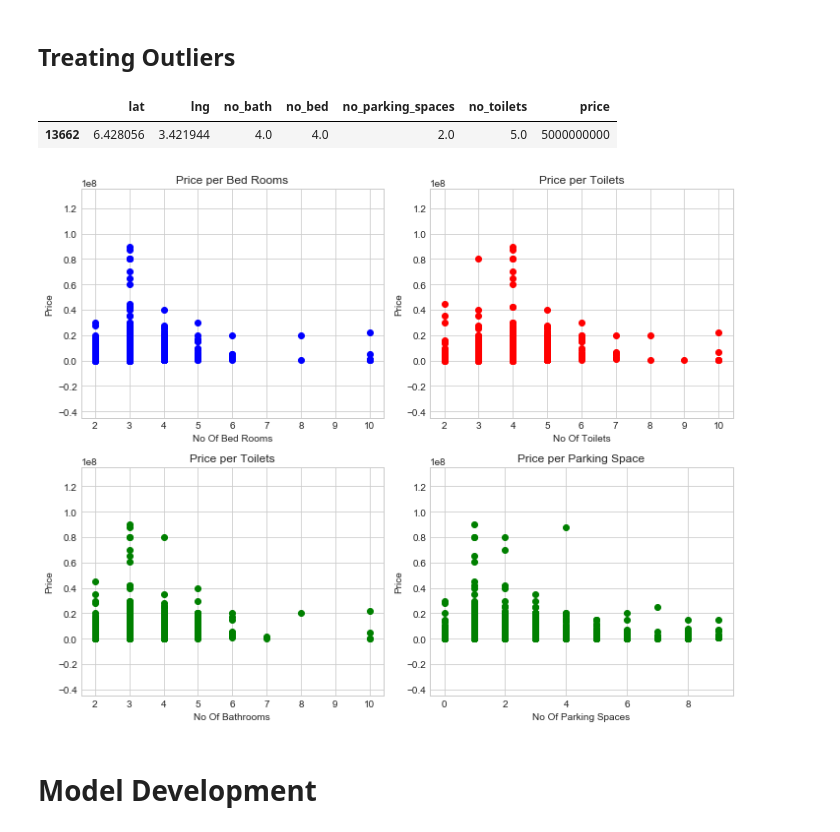
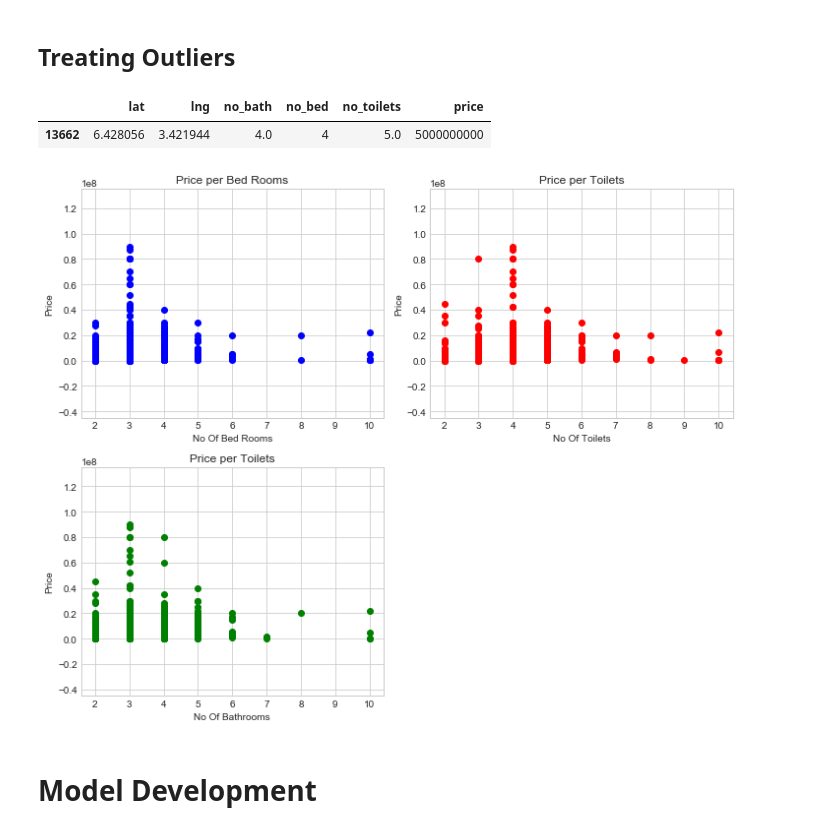
Before and after one commit to victorlenerd/lagos_housing, a Jupyter notebook: lagos_housing.ipynb, the cells around one changed output. Drawn from its saved outputs; the diff is of its cells as text; code cells hidden in the pictures.

```diff
--- a/lagos_housing.ipynb
+++ b/lagos_housing.ipynb
@@ -58,6 +57,7 @@ df.describe()
 | max | 7.539378 | 400106.000000 | 12345.000000 | 5.000000e+09 |
 # %%
 df = df.drop('address', axis=1)
+df = df.drop('no_parking_spaces', axis=1)
 # %%
 def clean_nums(num):
     try:
@@ -70,7 +70,6 @@ def clean_nums(num):
 df['no_bed'] = df['no_bed'].apply(clean_nums)
 df['no_bath'] = df['no_bath'].apply(clean_nums)
 df['no_toilets'] = df['no_toilets'].apply(clean_nums)
-df['no_parking_spaces'] = df['no_parking_spaces'].apply(clean_nums)
 # %%
 df = df[df['no_bed'] > 1]
 df = df[df['no_bed'] < 11]
@@ -80,16 +79,6 @@ df = df[df['no_bath'] < 11]
 
 df = df[df['no_toilets'] > 1]
 df = df[df['no_toilets'] < 11]
-# %%
-def clean_park(r):
-    if r['no_bed'] > 2 and r['no_parking_spaces'] < 1:
-        r['no_parking_spaces'] = 1
-        return r
-
-    return r
-
-df = df.apply(clean_park, axis=1)
-df = df[df['no_parking_spaces'] < 10]
 # %%
 df = df[np.isfinite(df['price'])]
 # %%
@@ -153,48 +135,41 @@ plt.show()
 df['price'] = df['price'].astype('int')
 df[df['price'] > 1000000000]
 # %% [output]
-|  | lat | lng | no_bath | no_bed | no_parking_spaces | no_toilets | price |
-| 13662 | 6.428056 | 3.421944 | 4.0 | 4.0 | 2.0 | 5.0 | 5000000000 |
+|  | lat | lng | no_bath | no_bed | no_toilets | price |
+| 13662 | 6.428056 | 3.421944 | 4.0 | 4 | 5.0 | 5000000000 |
 # %%
 df = df[df['price'] < 1000000000]
 # %%
 plt.figure(figsize=(10,8))
 
 low = np.min(df['price'])
 high = np.max(df['price'])
 
 plt.subplot(2, 2, 1)
 plt.scatter(x=df['no_bed'], y=df['price'], color='blue')
 plt.title('Price per Bed Rooms')
 plt.xlabel('No Of Bed Rooms')
 plt.ylabel('Price')
 plt.ylim([math.ceil(low-0.5*(high-low)), math.ceil(high+0.5*(high-low))])
 
 plt.subplot(2, 2, 2)
 plt.scatter(df['no_toilets'], df['price'], color='red')
 plt.title('Price per Toilets')
 plt.xlabel('No Of Toilets')
 plt.ylabel('Price')
 plt.ylim([math.ceil(low-0.5*(high-low)), math.ceil(high+0.5*(high-low))])
 
 plt.subplot(2, 2, 3)
 plt.scatter(df['no_bath'], df['price'], color='green')
 plt.title('Price per Toilets')
 plt.xlabel('No Of Bathrooms')
 plt.ylabel('Price')
 plt.ylim([math.ceil(low-0.5*(high-low)), math.ceil(high+0.5*(high-low))])
 
-plt.subplot(2, 2, 4)
-plt.scatter(df['no_parking_spaces'], df['price'], color='green')
-plt.title('Price per Parking Space')
-plt.xlabel('No Of Parking Spaces')
-plt.ylabel('Price')
-plt.ylim([math.ceil(low-0.5*(high-low)), math.ceil(high+0.5*(high-low))])
-
 plt.tight_layout()
 plt.show()
 # %% [output]
-[figure, old version]
+[figure, new version]
 # %% [markdown]
 # Model Development
 # %% [markdown]
```
Also changed, not shown: parts of 17 cells of this notebook.
